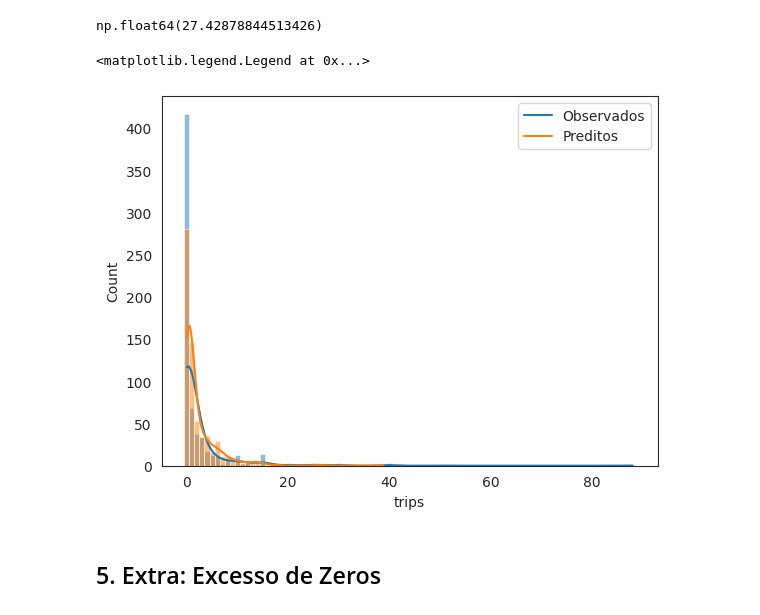
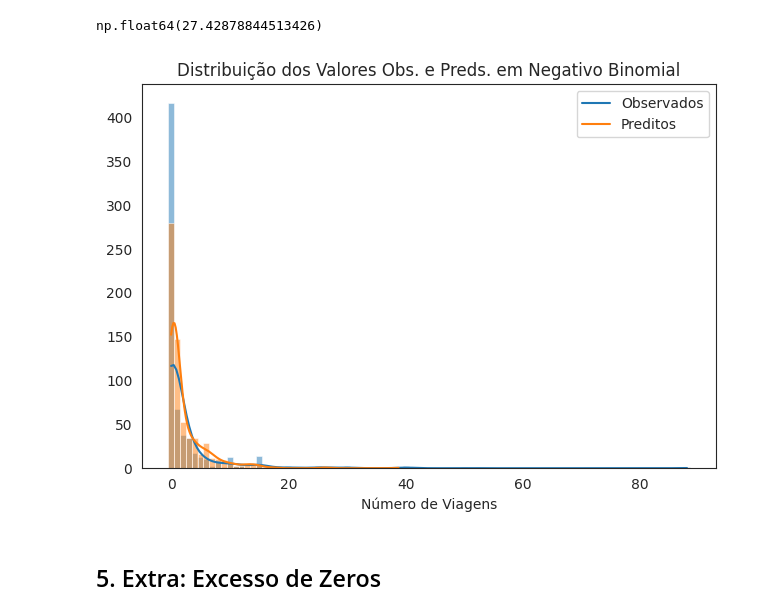
Before and after one commit to scrocha/modelagem-estatistica-A2, a Jupyter notebook: trabalho.ipynb, the cells around one changed output. Saved outputs shown, nothing was run; the diff lists cells and outputs as text; code cells hidden in the pictures.

```diff
--- a/trabalho.ipynb
+++ b/trabalho.ipynb
@@ -817,20 +821,24 @@ np.float64(27.42878844513426)
 # %%
 sns.histplot(
     data_correlation["trips"],
     kde=True,
     discrete=True,
 )
 
 sns.histplot(
     preds,
     kde=True,
     discrete=True,
 )
 
+plt.title("Distribuição dos Valores Obs. e Preds. em Negativo Binomial")
+plt.xlabel("Número de Viagens")
+plt.ylabel(None)
 plt.legend(["Observados", "Preditos"])
+plt.tight_layout()
+plt.show()
 # %% [output]
-<matplotlib.legend.Legend at 0x...>
-[figure, old version]
+[figure, new version]
 # %% [markdown]
 ## 5. Extra: Excesso de Zeros
 # %%
```
Also changed, not shown: parts of 10 cells of this notebook.
